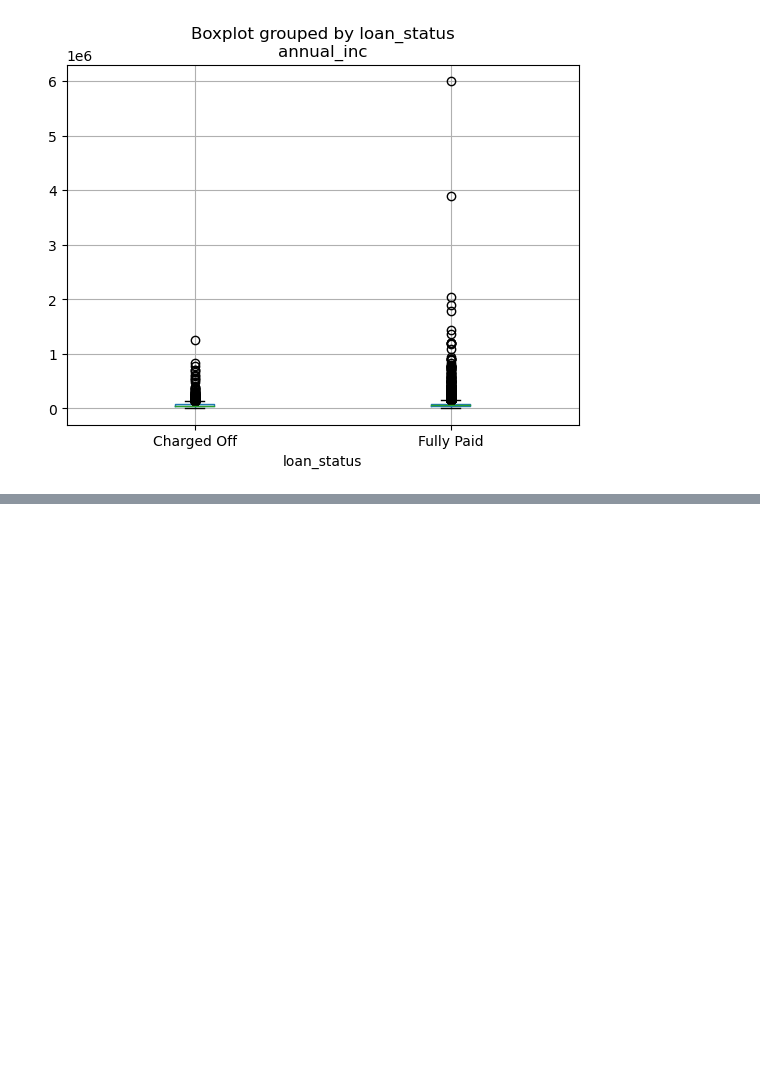
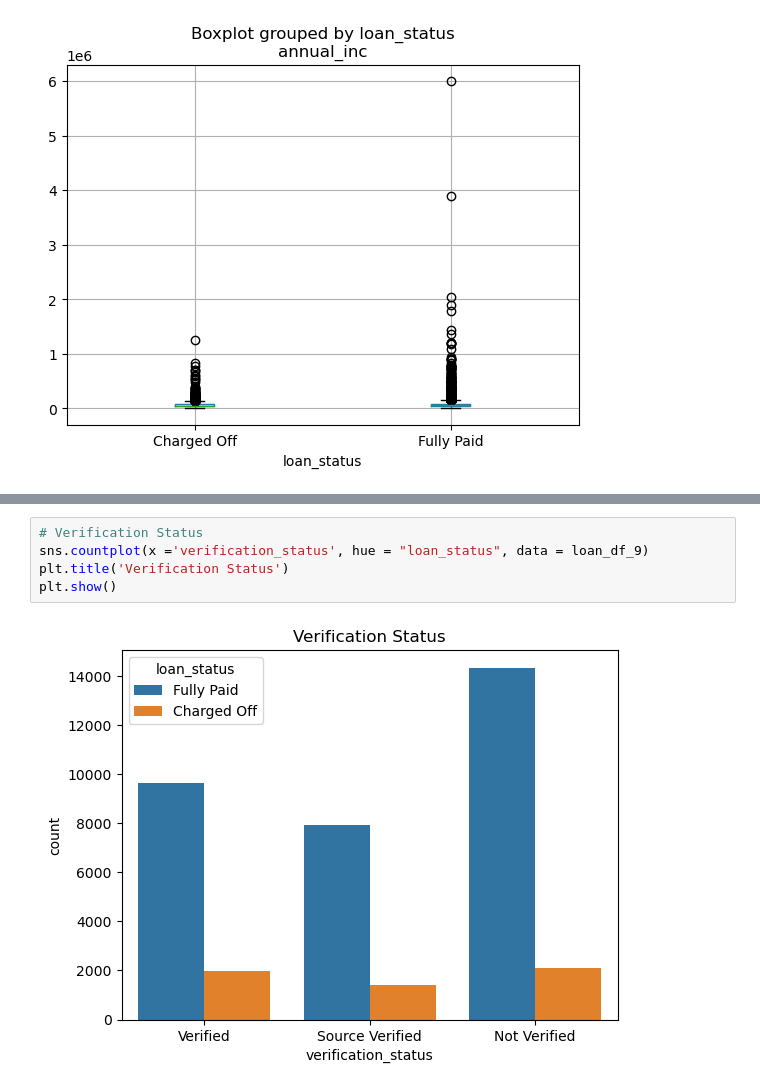
Before and after one commit to krishnendra/LendingClubCaseStudy, a Jupyter notebook: final_lccs.ipynb, the cells around one changed output, grey strips where cells are left out. Drawn from its saved outputs; the diff is of its cells as text; blank space fills up the shorter version.

```diff
--- a/final_lccs.ipynb
+++ b/final_lccs.ipynb
@@ -321,0 +355,7 @@ loan_df_8.shape
+# %%
+# Verification Status
+sns.countplot(x ='verification_status', hue = "loan_status", data = loan_df_9)
+plt.title('Verification Status')
+plt.show()
+# %% [output]
+[figure, added]
```
Also changed, not shown: parts of 24 cells of this notebook.
